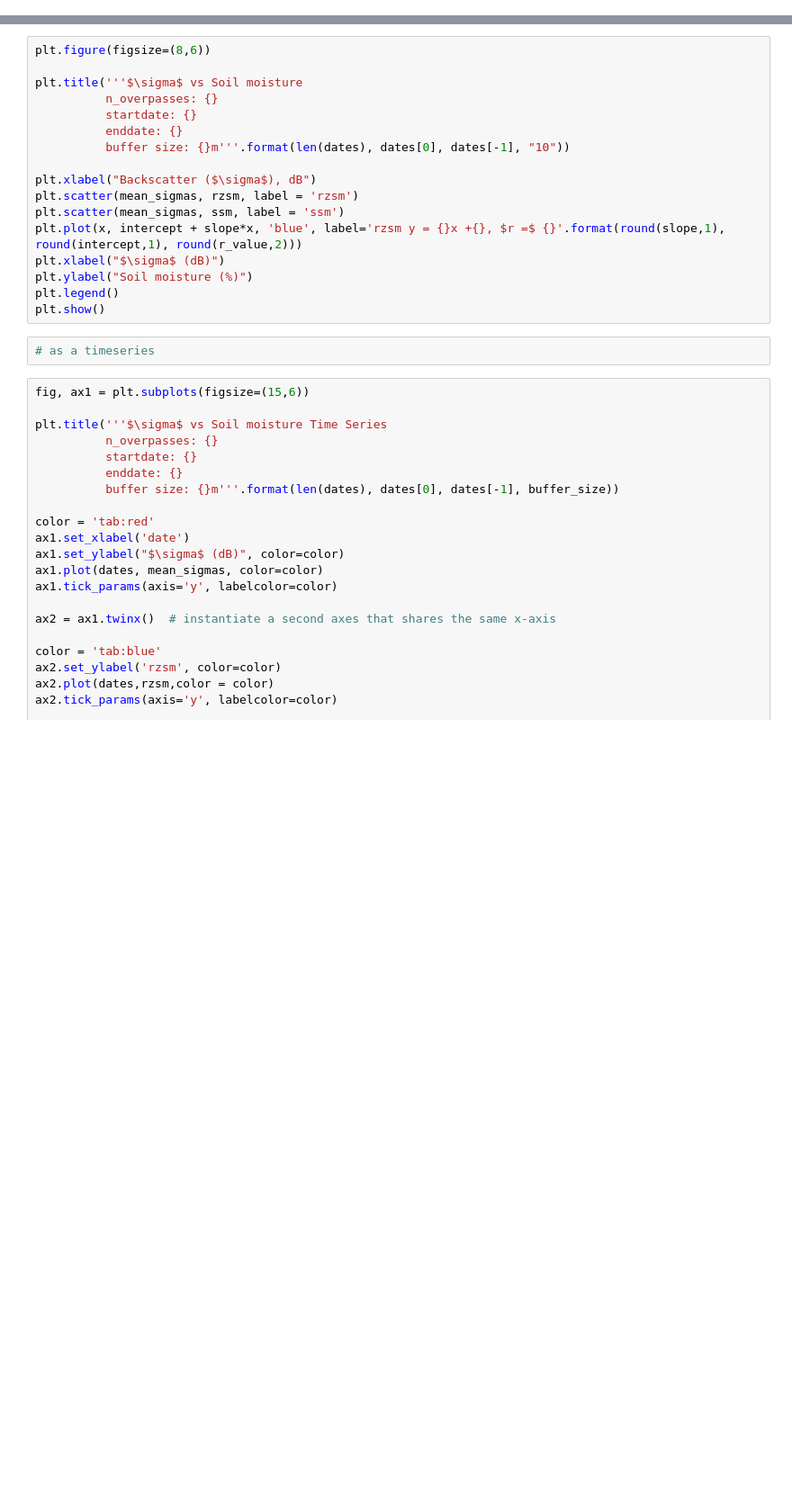
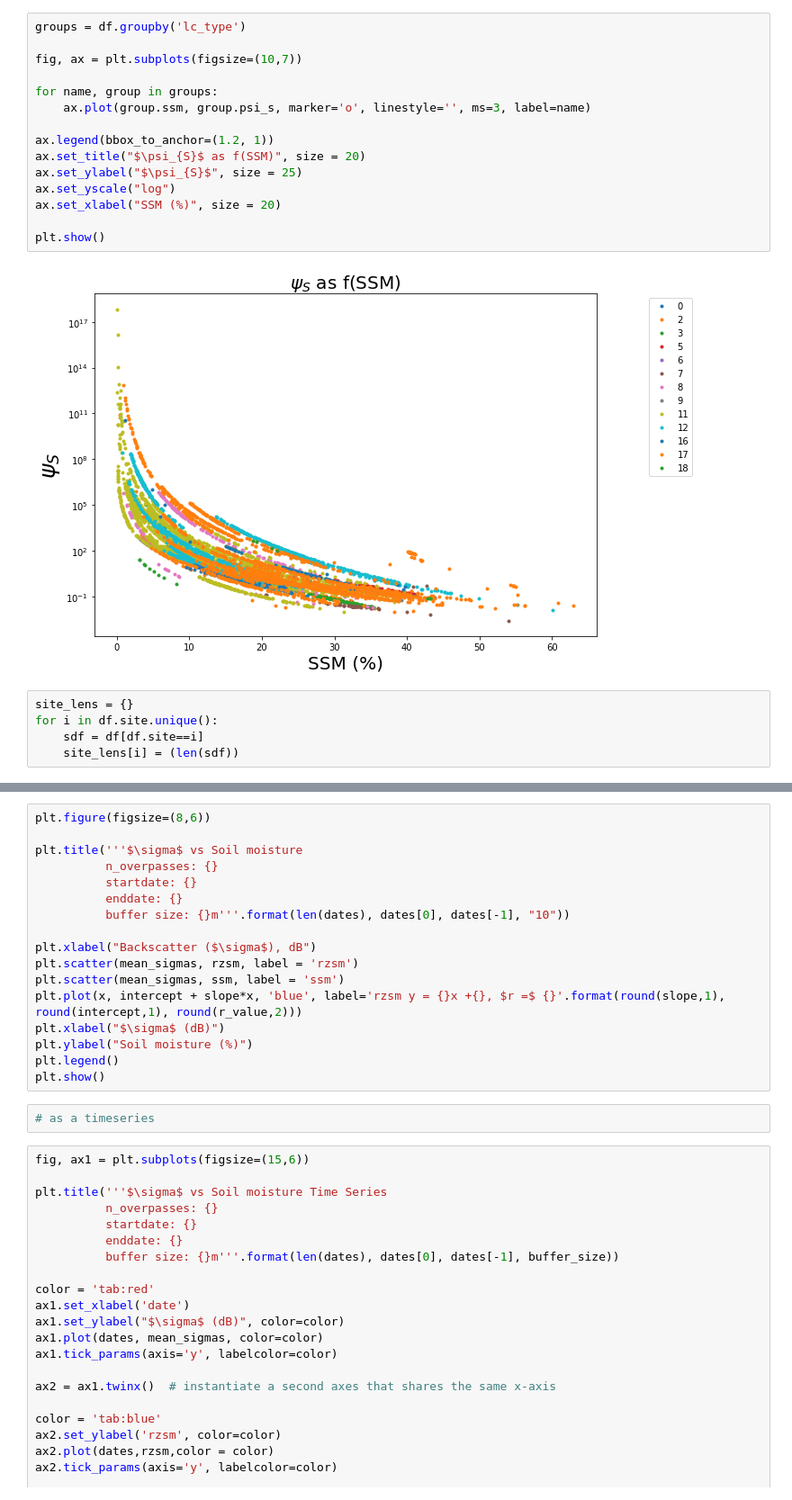
Before and after one commit to kashingtonDC/RZSM, a Jupyter notebook: code/analysis.ipynb, the cells around one changed output, grey strips where cells are left out. Shown: that part at 90% size. Saved outputs shown, nothing was run; the diff lists cells and outputs as text; blank space fills up the shorter version.

```diff
--- a/code/analysis.ipynb
+++ b/code/analysis.ipynb
@@ -415,0 +58,22 @@ slope, intercept, r_value, p_value, std_err = stats.linregress(x,y)
+# %%
+groups = df.groupby('lc_type')
+
+fig, ax = plt.subplots(figsize=(10,7))
+
+for name, group in groups:
+    ax.plot(group.ssm, group.psi_s, marker='o', linestyle='', ms=3, label=name)
+
+ax.legend(bbox_to_anchor=(1.2, 1))
+ax.set_title("$\psi_{S}$ as f(SSM)", size = 20)
+ax.set_ylabel("$\psi_{S}$", size = 25)
+ax.set_yscale("log")
+ax.set_xlabel("SSM (%)", size = 20)
+
+plt.show()
+# %% [output]
+[figure, added]
+# %%
+site_lens = {}
+for i in df.site.unique():
+    sdf = df[df.site==i]
+    site_lens[i] = (len(sdf))
```
Also changed, not shown: parts of 24 cells of this notebook.
